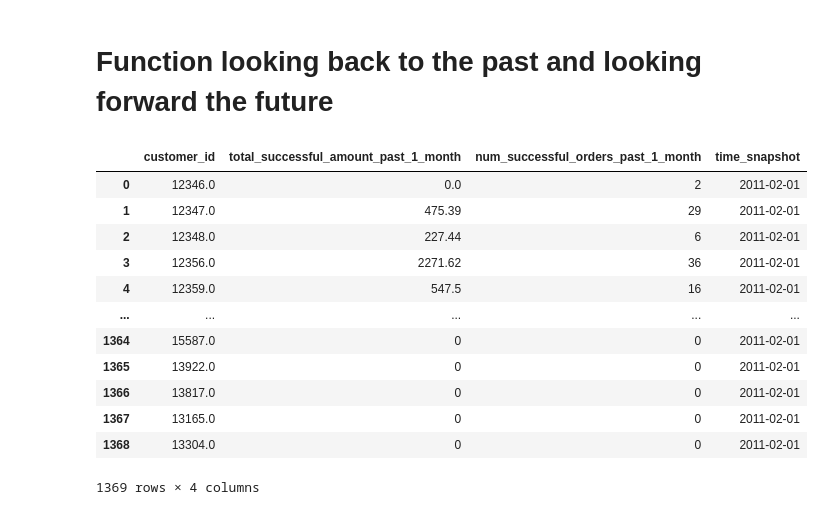
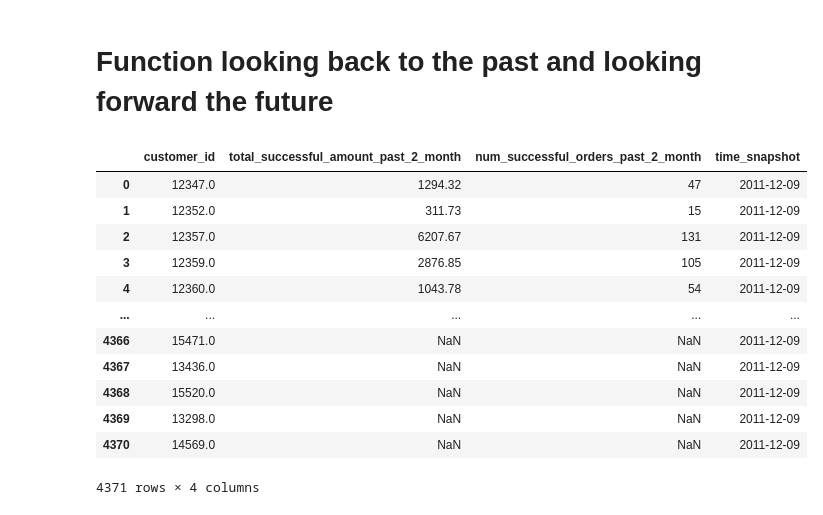
Before and after one commit to thaingoc273/statistical-learning-public, a Jupyter notebook: notebooks/08-pipeline-snapshot.ipynb, the cells around one changed output. Saved outputs shown, nothing was run; the diff lists cells and outputs as text; code cells hidden in the pictures.

```diff
--- a/notebooks/08-pipeline-snapshot.ipynb
+++ b/notebooks/08-pipeline-snapshot.ipynb
@@ -9,7 +9,7 @@ from sklearn.pipeline import Pipeline
 from dateutil.relativedelta import relativedelta
 import warnings
 # %%
-df = pd.read_csv('../../data/data.csv', encoding='ISO-8859-1')
+df = pd.read_csv('d:/code/data/data.csv', encoding='ISO-8859-1')
 # %%
 df['InvoiceDate'] = pd.to_datetime(df['InvoiceDate'])
 # %%
@@ -56,7 +60,7 @@ def snap_shot_month(df: pd.DataFrame, time_snapshot: datetime.datetime, time_sho
     return df_snapshot
 # %%
 # Test the function
-time_snapshot = datetime.datetime(2011, 2, 1)
+time_snapshot = datetime.datetime(2010, 12, 9)
 df_snap = snap_shot_month(df, time_snapshot)
 df_snap
 # %% [output]
@@ -183,21 +185,23 @@ def snapshot_past_month_begin(df: pd.DataFrame, time_snapshot: datetime.datetime
     return df_snapshot
 # %%
 # Test the functionq
-snapshot_past_month_begin(df, time_snapshot, time_shot=1)
+time_snapshot = datetime.datetime(2011, 12, 9)
+df_past = snapshot_past_month_begin(df, time_snapshot, time_shot=2)
+df_past
 # %% [output]
-|  | customer_id | total_successful_amount_past_1_month | num_successful_orders_past_1_month | time_snapshot |
-| 0 | 12346.0 | 0.0 | 2 | 2011-02-01 |
-| 1 | 12347.0 | 475.39 | 29 | 2011-02-01 |
-| 2 | 12348.0 | 227.44 | 6 | 2011-02-01 |
-| 3 | 12356.0 | 2271.62 | 36 | 2011-02-01 |
-| 4 | 12359.0 | 547.5 | 16 | 2011-02-01 |
+|  | customer_id | total_successful_amount_past_2_month | num_successful_orders_past_2_month | time_snapshot |
+| 0 | 12347.0 | 1294.32 | 47 | 2011-12-09 |
+| 1 | 12352.0 | 311.73 | 15 | 2011-12-09 |
+| 2 | 12357.0 | 6207.67 | 131 | 2011-12-09 |
+| 3 | 12359.0 | 2876.85 | 105 | 2011-12-09 |
+| 4 | 12360.0 | 1043.78 | 54 | 2011-12-09 |
 | ... | ... | ... | ... | ... |
-| 1364 | 15587.0 | 0 | 0 | 2011-02-01 |
-| 1365 | 13922.0 | 0 | 0 | 2011-02-01 |
-| 1366 | 13817.0 | 0 | 0 | 2011-02-01 |
-| 1367 | 13165.0 | 0 | 0 | 2011-02-01 |
-| 1368 | 13304.0 | 0 | 0 | 2011-02-01 |
+| 4366 | 15471.0 | NaN | NaN | 2011-12-09 |
+| 4367 | 13436.0 | NaN | NaN | 2011-12-09 |
+| 4368 | 15520.0 | NaN | NaN | 2011-12-09 |
+| 4369 | 13298.0 | NaN | NaN | 2011-12-09 |
+| 4370 | 14569.0 | NaN | NaN | 2011-12-09 |
-1369 rows × 4 columns
+4371 rows × 4 columns
 # %%
 def snapshot_future_month_begin(df: pd.DataFrame, time_snapshot: datetime.datetime, time_shot: int = 1) -> pd.DataFrame:
 
```
Also changed, not shown: parts of 14 cells of this notebook, 1 other file.
